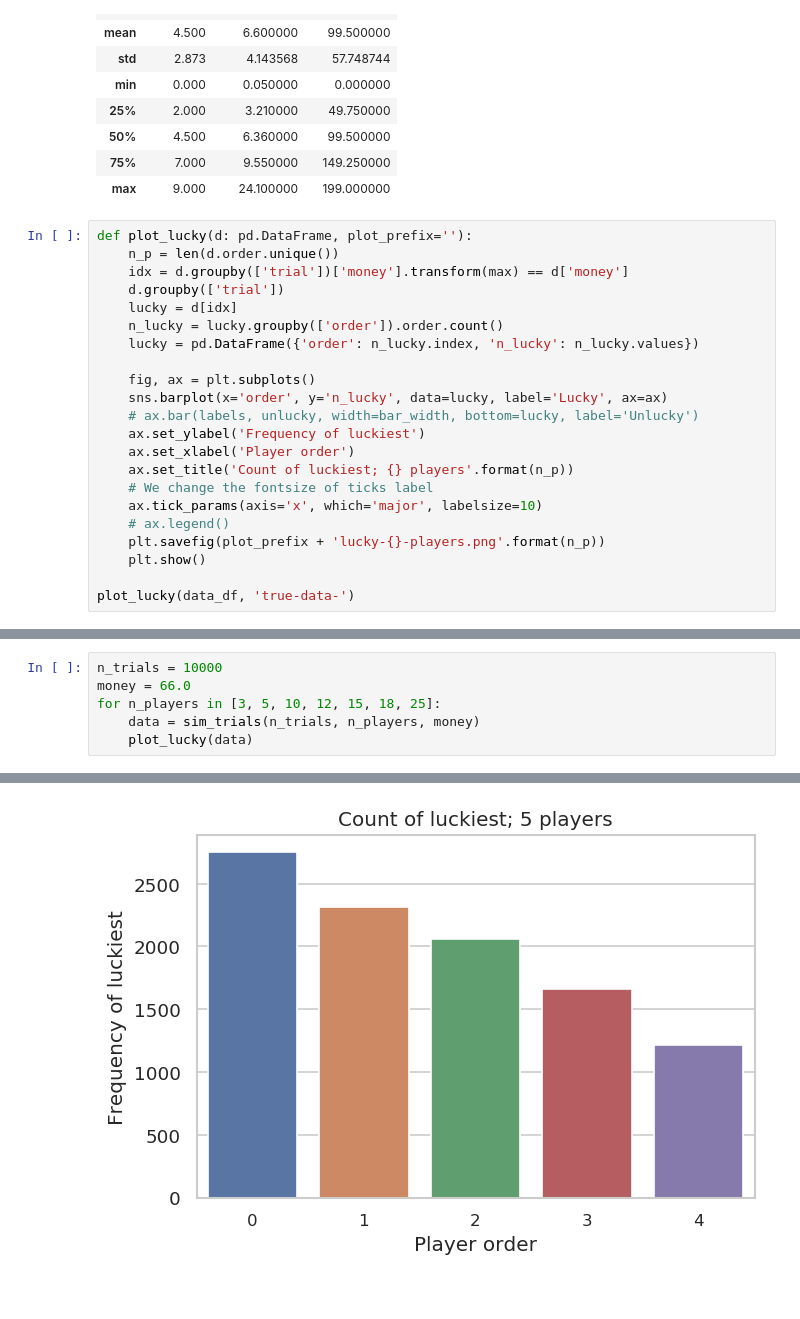
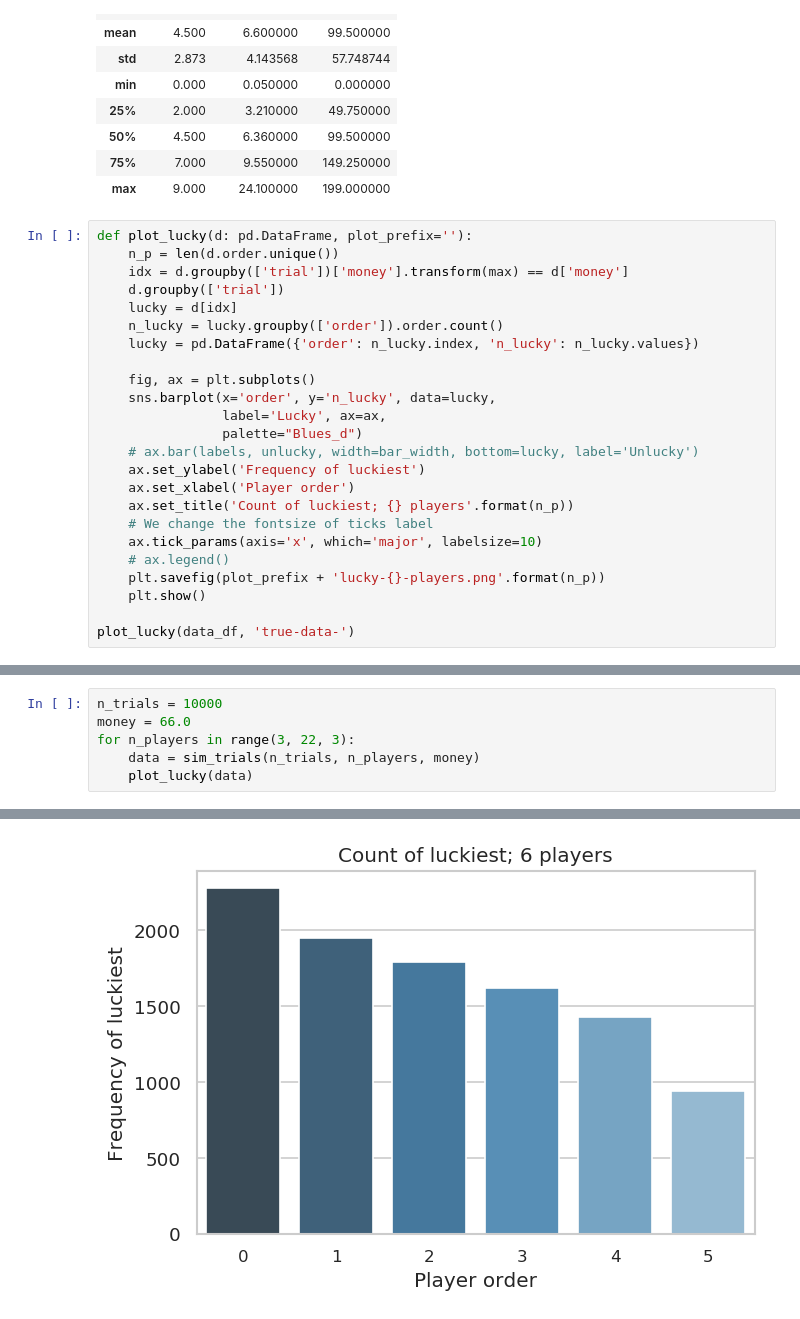
Before and after one commit to tjysdsg/wechat-red-bag, a Jupyter notebook: simulation.ipynb, the cells around one changed output, grey strips where cells are left out. Saved outputs shown, nothing was run; the diff lists cells and outputs as text.

```diff
--- a/simulation.ipynb
+++ b/simulation.ipynb
@@ -183,7 +183,9 @@ def plot_lucky(d: pd.DataFrame, plot_prefix=''):
     lucky = pd.DataFrame({'order': n_lucky.index, 'n_lucky': n_lucky.values})
 
     fig, ax = plt.subplots()
-    sns.barplot(x='order', y='n_lucky', data=lucky, label='Lucky', ax=ax)
+    sns.barplot(x='order', y='n_lucky', data=lucky,
+                label='Lucky', ax=ax,
+                palette="Blues_d")
     # ax.bar(labels, unlucky, width=bar_width, bottom=lucky, label='Unlucky')
     ax.set_ylabel('Frequency of luckiest')
     ax.set_xlabel('Player order')
@@ -200,7 +202,7 @@ plot_lucky(data_df, 'true-data-')
 # %%
 n_trials = 10000
 money = 66.0
-for n_players in [3, 5, 10, 12, 15, 18, 25]:
+for n_players in range(3, 22, 3):
     data = sim_trials(n_trials, n_players, money)
     plot_lucky(data)
 # %% [output]
@@ -208 +210 @@ for n_players in [3, 5, 10, 12, 15, 18, 25]:
-[figure, old version]
+[figure, new version]
```
Also changed, not shown: parts of 3 cells of this notebook, 40 other files.
